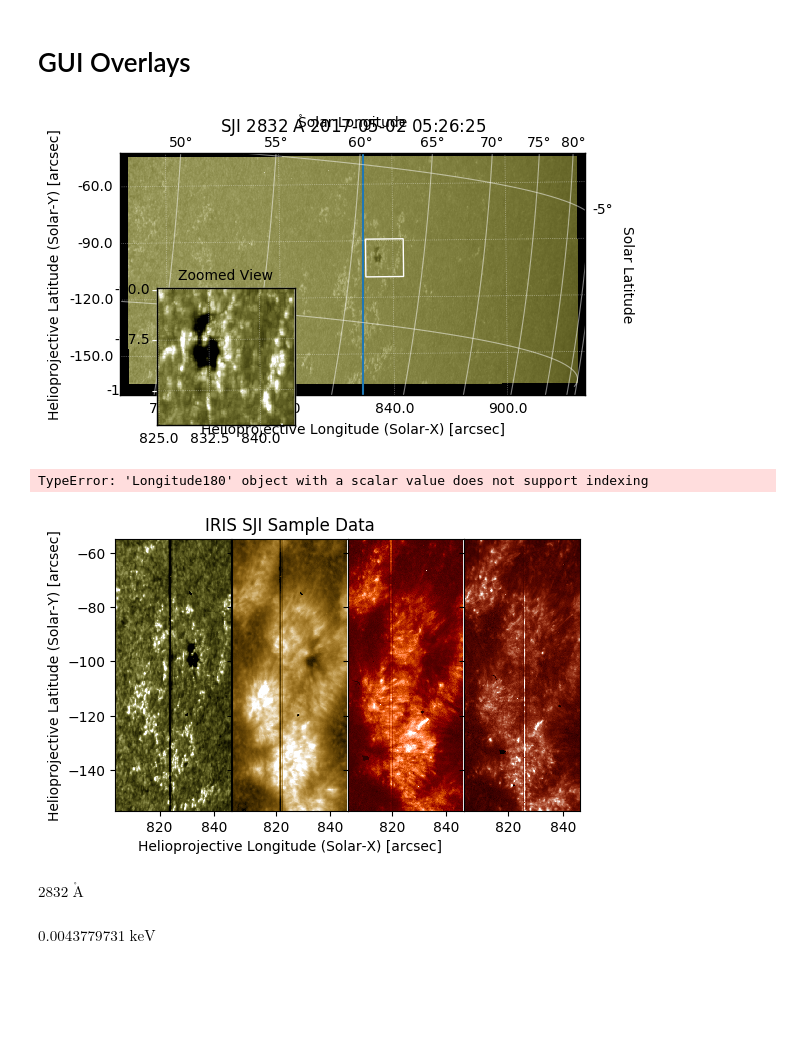
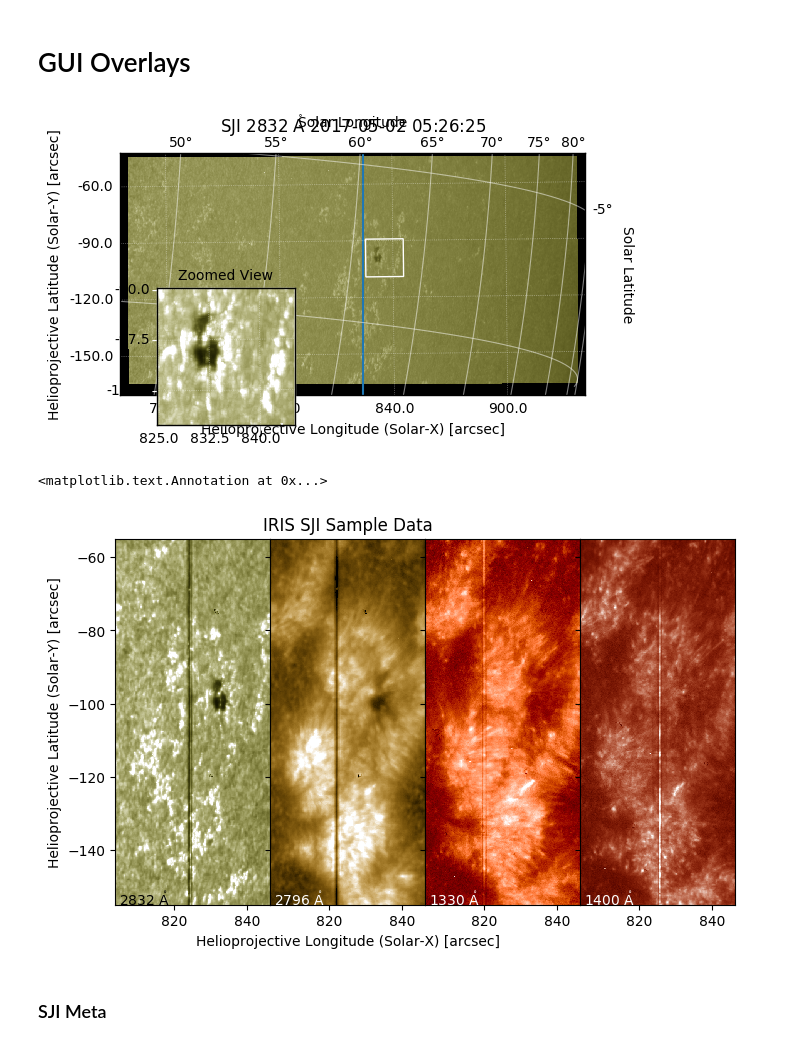
Before and after one commit to sunpy/sunraster, a Jupyter notebook: IRISpy SJICube.ipynb, the cells around one changed output. Drawn from its saved outputs; the diff is of its cells as text; code cells hidden in the pictures; blank space fills up the shorter version.

```diff
--- a/IRISpy SJICube.ipynb
+++ b/IRISpy SJICube.ipynb
@@ -32,7 +37,7 @@ sji2832map = sji2832cube[i]
 # %% [markdown]
 ### SJI Map Plotting
 # %%
-sji1330norm = colors.Normalize(-32010, -31700)
+sji1330norm = colors.PowerNorm(.4, 1, 300)
 sji1330map.plot_settings['norm']=sji1330norm
 sji1330map.plot()
 # %% [output]
@@ -41,27 +50,24 @@ sji1330map.plot()
 # %% [markdown]
 ### SJI MapCube Stats
 # %%
-sji1400norm = colors.Normalize(-31970, -31500)
-sji1400map.plot_settings['norm']=sji1400norm
-sji1400cube.mean().plot_settings['norm']=sji1400norm
-sji1400cube.max().plot_settings['norm']=sji1400norm
-sji1400cube.std().plot_settings['norm']=sji1400norm
+sji2796norm = colors.PowerNorm(.9,250, 1800)
 
-# Plot max, mean, and std values from all Maps
-sji1400map.plot()
+#Plotting max, mean, and std values from all maps in the cube
+#helps to find that sji2796cube contains a bad map
+sji2796map.plot(norm=sji2796norm)
 plt.show()
 ax=plt.axes()
-sji1400cube.max().plot()
+sji2796cube.max().plot(norm=sji2796norm)
 ax.set_title('Max')
 plt.show()
 
 ax=plt.axes()
-sji1400cube.mean().plot()
+sji2796cube.mean().plot(norm=colors.Normalize())
 ax.set_title('Mean')
 plt.show()
 
 ax=plt.axes()
-sji1400cube.std().plot()
+sji2796cube.std().plot(norm=colors.Normalize())
 ax.set_title('Standard Deviation')
 plt.show()
 # %% [output]
@@ -74,14 +84,13 @@ plt.show()
 # %%
 from IPython.display import HTML
 maplist=[]
-sji2796norm = colors.Normalize(-31710, -30200)
+sji1400norm = colors.PowerNorm(.5,1,600)
 fig0=plt.figure(dpi=100)
 #In progress, normally sunpy mapcubes will animate with simply .plot() or .peek(),
 #Workaround -> create list of <matplotlib.image.AxesImage> types and use
 #matplotlib animator:
-for n in sji2796cube:
-    n.plot_settings['norm']=sji2796norm
-    maplist.append([n.plot()])
+for n in sji1400cube:
+    maplist.append([n.plot(norm=sji1400norm)])
 plt.show()
 
 anim = animation.ArtistAnimation(fig0, maplist, interval=20, blit=True)
@@ -96,7 +126,7 @@ HTML(anim.to_html5_video())
 # GUI Overlays
 # %%
 fig1=plt.figure(dpi=100)
-sji2832norm = colors.Normalize(-30900, -29100)
+sji2832norm = colors.PowerNorm(1,200, 2500)
 sji2832cube.max().plot_settings['norm']=sji2832norm
 sji2832cube.max().plot()
 
@@ -126,7 +156,7 @@ plt.setp(ax1.get_xticklabels(), visible=False)
 ax1.set_xlabel('',visible=False)
 ax1.set_ylabel('',visible=False)
 # %% [output]
-[figure, old version]
+[figure, new version]
 # %%
 x0 = 805 * u.arcsec
 y0 = -155 * u.arcsec
@@ -140,46 +170,38 @@ submap1=sji2796map.submap(bl,tr)
 submap2=sji1330map.submap(bl,tr)
 submap3=sji1400map.submap(bl,tr)
 # %%
-fig2,ax2 =plt.subplots(1,4, figsize=(6,3.6),dpi=100,facecolor='w', edgecolor='k',sharey=True, sharex=True)
+fig2,ax2 =plt.subplots(1,4, figsize=(8,4.85),dpi=100,facecolor='w', edgecolor='k',sharey=True, sharex=True)
 plt.subplots_adjust(hspace = .5, wspace=.001)
 
 
 #Plot settings and Axes Labels
 submap0.plot_settings['norm']=sji2832norm
 submap0.plot(axes=ax2[0])
 submap1.plot_settings['norm']=sji2796norm
 submap1.plot(axes=ax2[1])
 submap2.plot_settings['norm']=sji1330norm
 submap2.plot(axes=ax2[2])
 submap3.plot_settings['norm']=sji1400norm
 submap3.plot(axes=ax2[3])
 
 ax2[0].set_title('')
 ax2[1].set_title('IRIS SJI Sample Data')
 ax2[2].set_title('')
 ax2[3].set_title('')
 ax2[0].set_xlabel('', visible=False)
 ax2[2].set_xlabel('', visible=False)
 ax2[3].set_xlabel('', visible=False)
 ax2[1].set_ylabel('', visible=False)
 ax2[2].set_ylabel('', visible=False)
 ax2[3].set_ylabel('', visible=False)
 
 #Annotations
-ax2[0].annotate(submap0.wavelength._repr_latex_(),xy=(bl[0].data._lon.arcsec,bl.data._lat.arcsec),color='white')
-ax2[1].annotate(submap1.wavelength._repr_latex_(),xy=(bl[1].data._lon.arcsec,bl.data._lat.arcsec),color='white')
-ax2[2].annotate(submap2.wavelength._repr_latex_(),xy=(bl[2].data._lon.arcsec,bl.data._lat.arcsec),color='white')
-ax2[3].annotate(submap3.wavelength._repr_latex_(),xy=(bl[3].data._lon.arcsec,bl.data._lat.arcsec),color='white')
+ax2[0].annotate(submap0.wavelength._repr_latex_(),xy=(bl.data._lon.arcsec,bl.data._lat.arcsec),color='black')
+ax2[1].annotate(submap1.wavelength._repr_latex_(),xy=(bl.data._lon.arcsec,bl.data._lat.arcsec),color='white')
+ax2[2].annotate(submap2.wavelength._repr_latex_(),xy=(bl.data._lon.arcsec,bl.data._lat.arcsec),color='white')
+ax2[3].annotate(submap3.wavelength._repr_latex_(),xy=(bl.data._lon.arcsec,bl.data._lat.arcsec),color='white')
 # %% [output]
-TypeError: 'Longitude180' object with a scalar value does not support indexing
+<matplotlib.text.Annotation at 0x...>
-[figure, old version]
+[figure, new version]
-# %%
-# Get wavelength measurement
-sji2832.measurement#._repr_latex_()
-# %% [output]
-$2832 \; \mathrm{\mathring{A}}$
-# %%
-# Change wavelength units
-sji2832.measurement.to('keV', equivalencies=u.spectral())
-# %% [output]
-$0.0043779731 \; \mathrm{keV}$
+# %% [markdown]
+### SJI Meta
```
Also changed, not shown: parts of 9 cells of this notebook, 5 other files.
